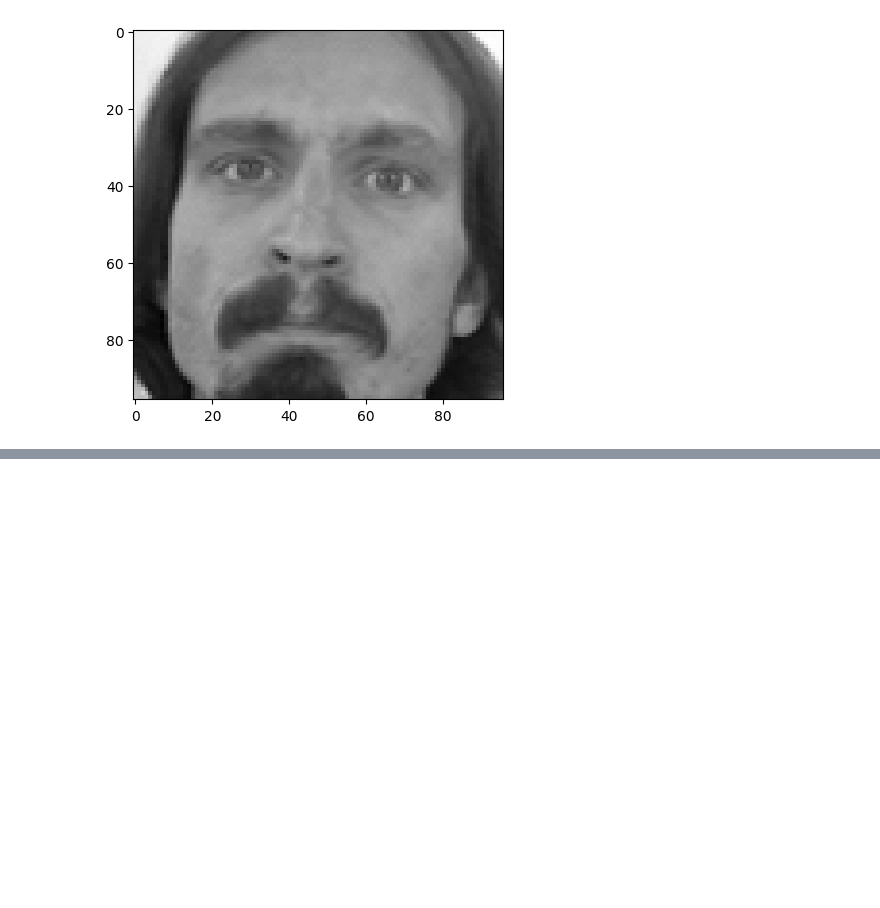
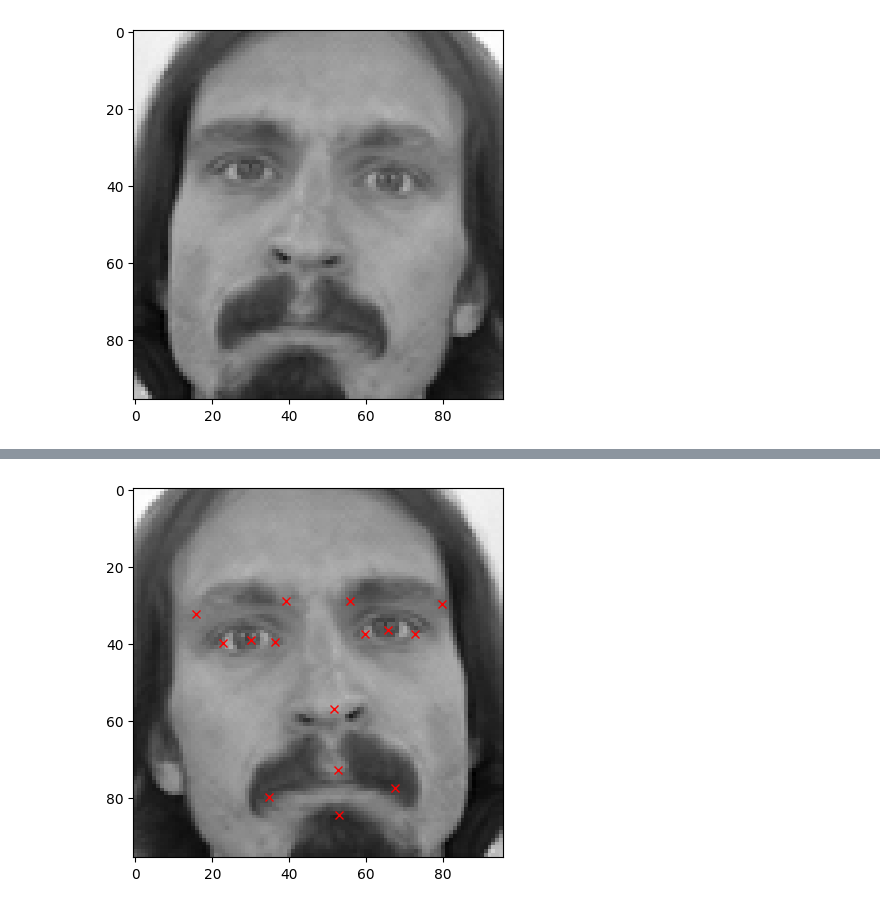
Before and after one commit to rajputdevyansh/Facial-Key-Points-Detection, a Jupyter notebook: Facial-Key-Points-Detection.ipynb, the cells around one changed output, grey strips where cells are left out. Cells and saved outputs as stored; diff of their text form; code cells hidden in the pictures; blank space fills up the shorter version.

```diff
--- a/Facial-Key-Points-Detection.ipynb
+++ b/Facial-Key-Points-Detection.ipynb
@@ -185,0 +215,7 @@ plt.imshow(points_df['Image'][0],cmap='gray')
+# %%
+# Flipped image plot
+plt.imshow(points_df_copy['Image'][0],cmap='gray')
+for j in range(1,31,2):
+    plt.plot(points_df_copy.loc[0][j-1],points_df_copy.loc[0][j], 'rx')
+# %% [output]
+[figure, added]
```
Also changed, not shown: parts of 9 cells of this notebook.
